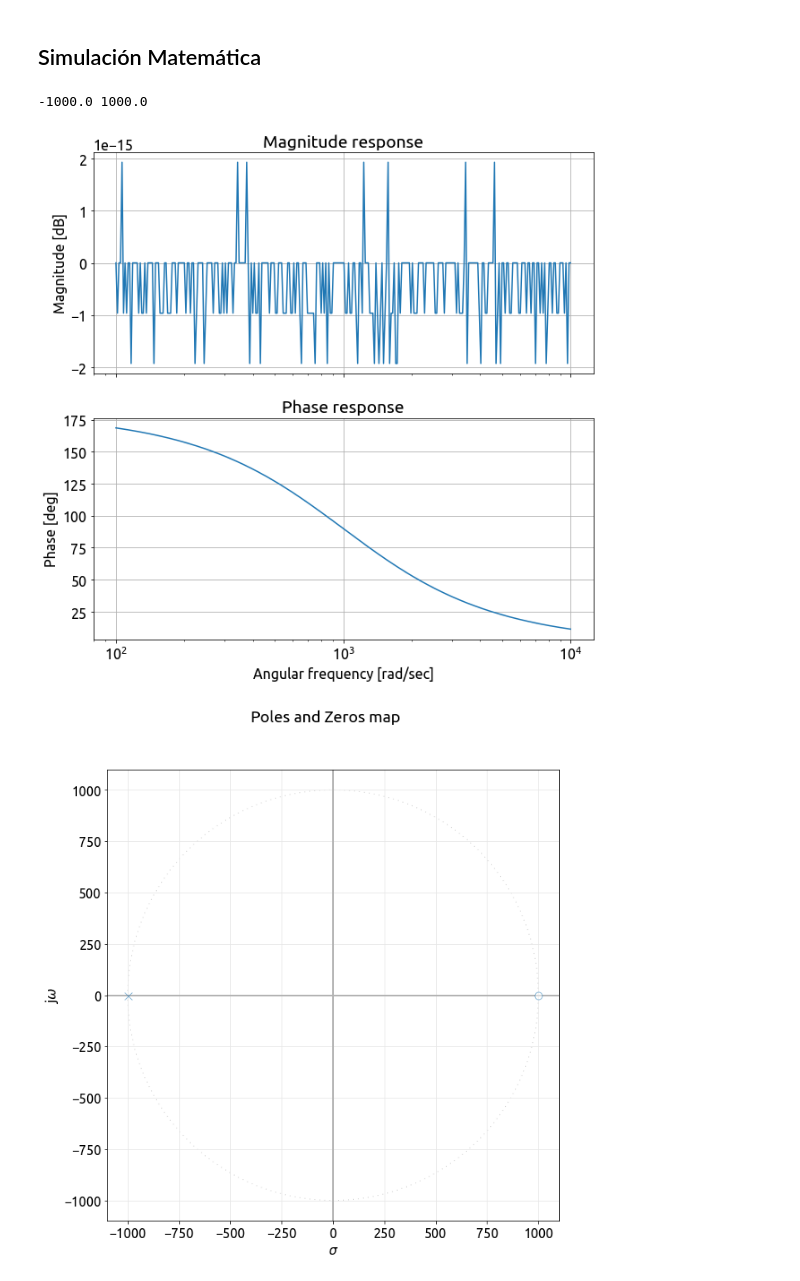
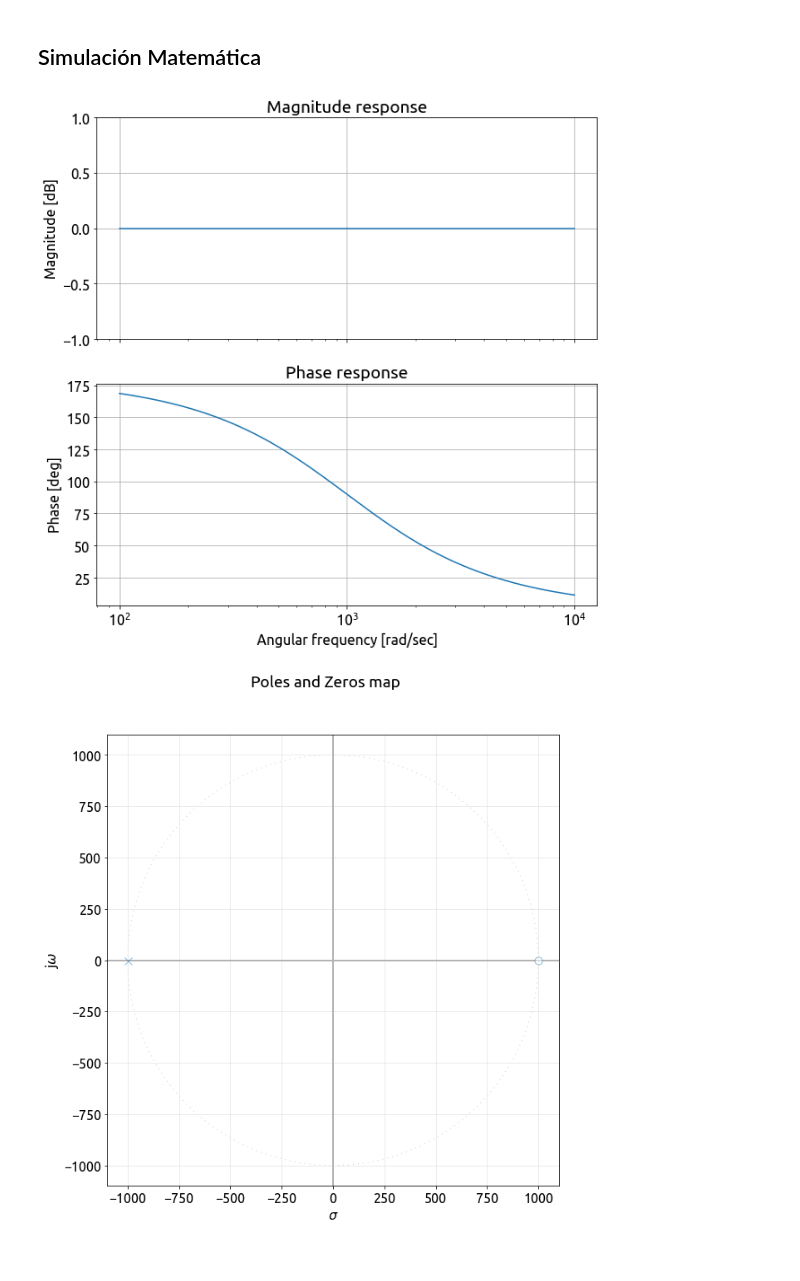
Before and after one commit to TobiasBp99/UTN-TCII, a Jupyter notebook: Tareas-Semanales/TrabajoSemanal1/TrabajoSemanal1.ipynb, the cells around one changed output. Saved outputs shown, nothing was run; the diff lists cells and outputs as text; code cells hidden in the pictures.

```diff
--- a/Tareas-Semanales/TrabajoSemanal1/TrabajoSemanal1.ipynb
+++ b/Tareas-Semanales/TrabajoSemanal1/TrabajoSemanal1.ipynb
@@ -53,10 +53,15 @@ Created on Wed Apr 14 14:48:32 2021
 
 @author: toto
 """
-
 import numpy as np
 import matplotlib as mpl
 from matplotlib import pyplot as plt
+
+# módulo de SciPy
+from scipy import signal as sig
+
+# un módulo adaptado a mis necesidades
+from splane import bodePlot, pzmap
 #%%  Inicialización de librerías
 # Setup inline graphics: Esto lo hacemos para que el tamaño de la salida,
 # sea un poco más adecuada al tamaño del documento
@@ -72,62 +77,36 @@ fig_font_family = 'Ubuntu'
 fig_font_size = 16
 
 plt.rcParams.update({'font.size':fig_font_size})
 plt.rcParams.update({'font.family':fig_font_family})
-
-# módulo de SciPy
-from scipy import signal as sig
-
-
-# un módulo adaptado a mis necesidades
-from splane import bodePlot, pzmap
-
-# Definimos los parámetros de la simulación
-
-# Probar diferentes valores de Q
-#################################
-
-"""
-#Q = 0.6           # sobreamortiguado
-#Q = np.sqrt(2)/2  # --------------
-Q = 5             # subamortiguado
-
-# Luego de analizar diferentes Q, probar desnormalizar
-######################################################
-w0 = 1
-"""
+#%%
 
 #Selecciono los componentes
 R1  = 1e3
 R2  = 1e3
 R3  = 1e3
 C   = 1e-6
-
+#%%
 wc = - R2/(C*R1*R3)
 wp = 1/(C*R3)
-
-print(wc,wp)
-# Cargamos la funcion transferencia
 
 num = np.array([ 1, wc ])
 den = np.array([ 1, wp ])
 
+
 H = sig.TransferFunction( num, den )
-
 # Graficamos el diagrama de polos y ceros
 # Graficamos la respuesta en frecuencia para el modulo y la fase.
-
 _, axes_hdl = bodePlot(H)
 
 # para que se vea como uno intuye el módulo. Probar comentar las siguientes 2 líneas
 plt.sca(axes_hdl[0])
-#plt.ylim([-1,1])
+plt.ylim([-1,1])
 
 plt.gca
 
 pzmap(H)
 
 plt.show()
 # %% [output]
--1000.0 1000.0
-[figure, old version]
+[figure, new version]
 [figure]
```
Also changed, not shown: parts of 1 cell of this notebook, 1 other file.
